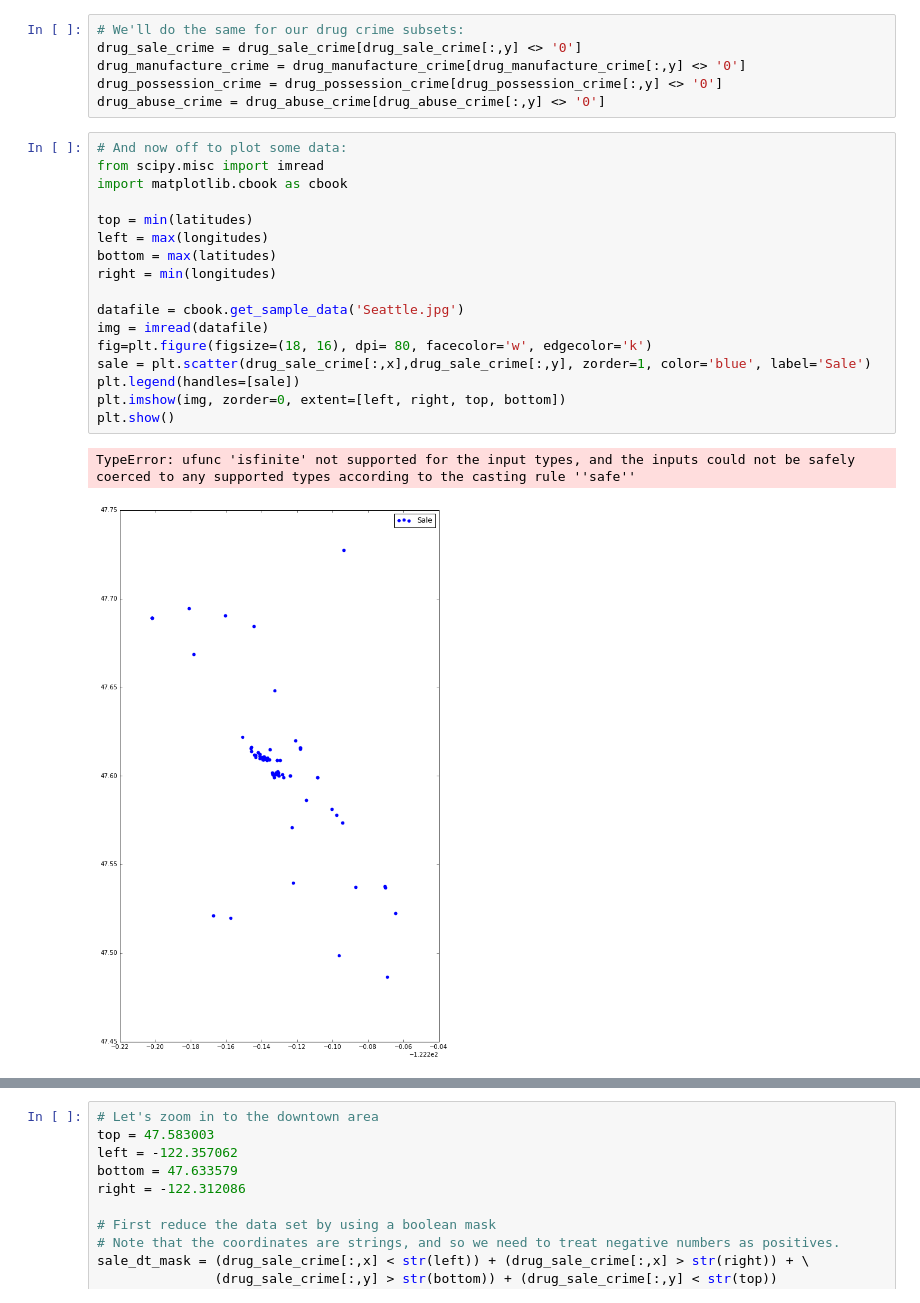
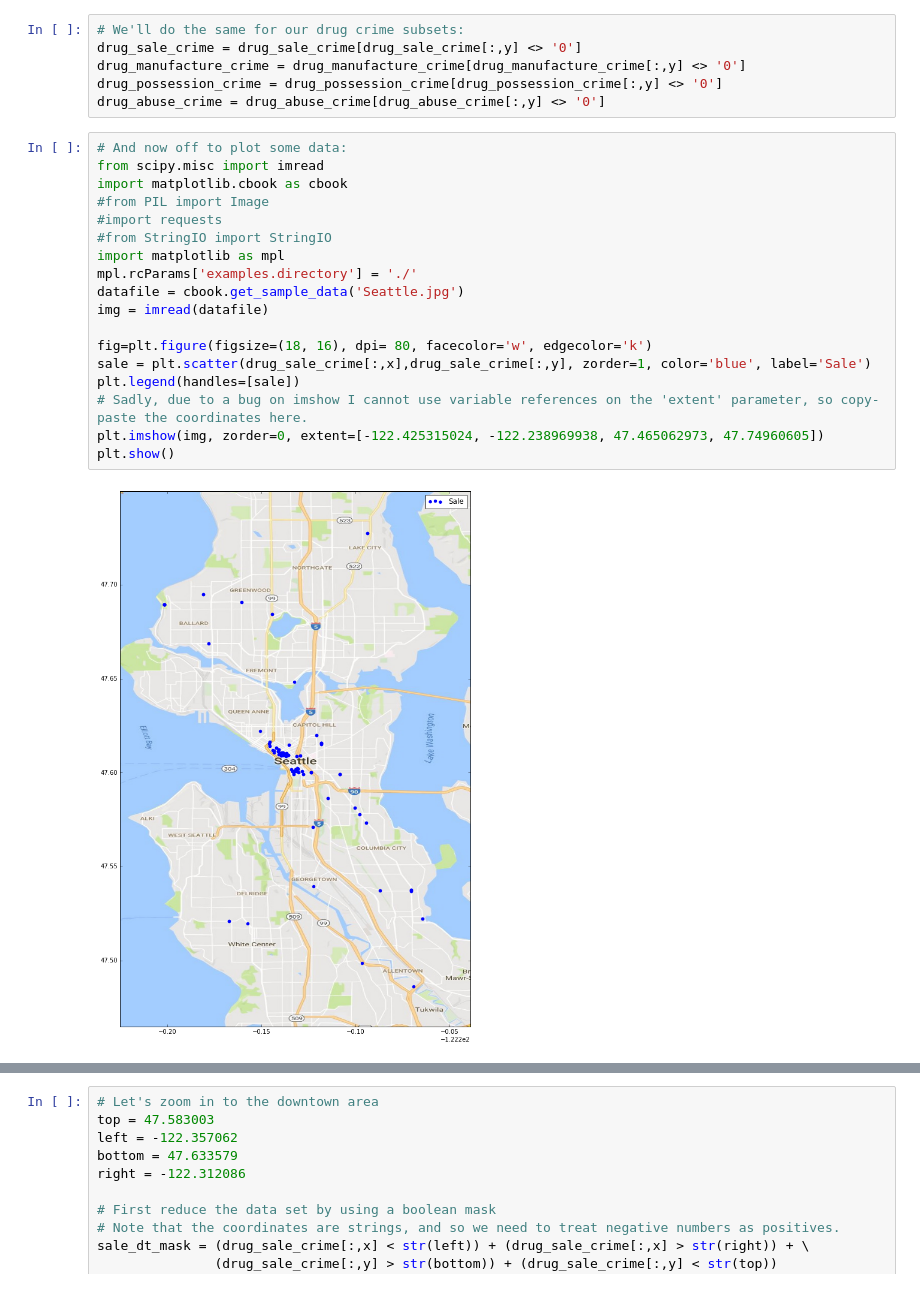
Before and after one commit to JaTvoiRabotnik/SeattleDrugCrime, a Jupyter notebook: Crime Analysis.ipynb, the cells around one changed output, grey strips where cells are left out. Drawn from its saved outputs; the diff is of its cells as text.

Commit message:
trying to fix the image references to be local.

```diff
--- a/Crime Analysis.ipynb
+++ b/Crime Analysis.ipynb
@@ -176,23 +188,23 @@ drug_abuse_crime = drug_abuse_crime[drug_abuse_crime[:,y] <> '0']
 # %%
 # And now off to plot some data:
 from scipy.misc import imread
 import matplotlib.cbook as cbook
-
-top = min(latitudes)
-left = max(longitudes)
-bottom = max(latitudes)
-right = min(longitudes)
-
+#from PIL import Image
+#import requests
+#from StringIO import StringIO
+import matplotlib as mpl
+mpl.rcParams['examples.directory'] = './'
 datafile = cbook.get_sample_data('Seattle.jpg')
 img = imread(datafile)
+
 fig=plt.figure(figsize=(18, 16), dpi= 80, facecolor='w', edgecolor='k')
 sale = plt.scatter(drug_sale_crime[:,x],drug_sale_crime[:,y], zorder=1, color='blue', label='Sale')
 plt.legend(handles=[sale])
-plt.imshow(img, zorder=0, extent=[left, right, top, bottom])
+# Sadly, due to a bug on imshow I cannot use variable references on the 'extent' parameter, so copy-paste the coordinates here.
+plt.imshow(img, zorder=0, extent=[-122.425315024, -122.238969938, 47.465062973, 47.74960605])
 plt.show()
 # %% [output]
-TypeError: ufunc 'isfinite' not supported for the input types, and the inputs could not be safely coerced to any supported types according to the casting rule ''safe''
-[figure, old version]
+[figure, new version]
 # %%
 # OK, that's looking good. There seems to be a concentration of data in the city centre, which is unsurprising.
 # Before we zoom in, let's see if that pattern is repeated for all other drug related offense:
```
Also changed, not shown: parts of 3 cells of this notebook.
